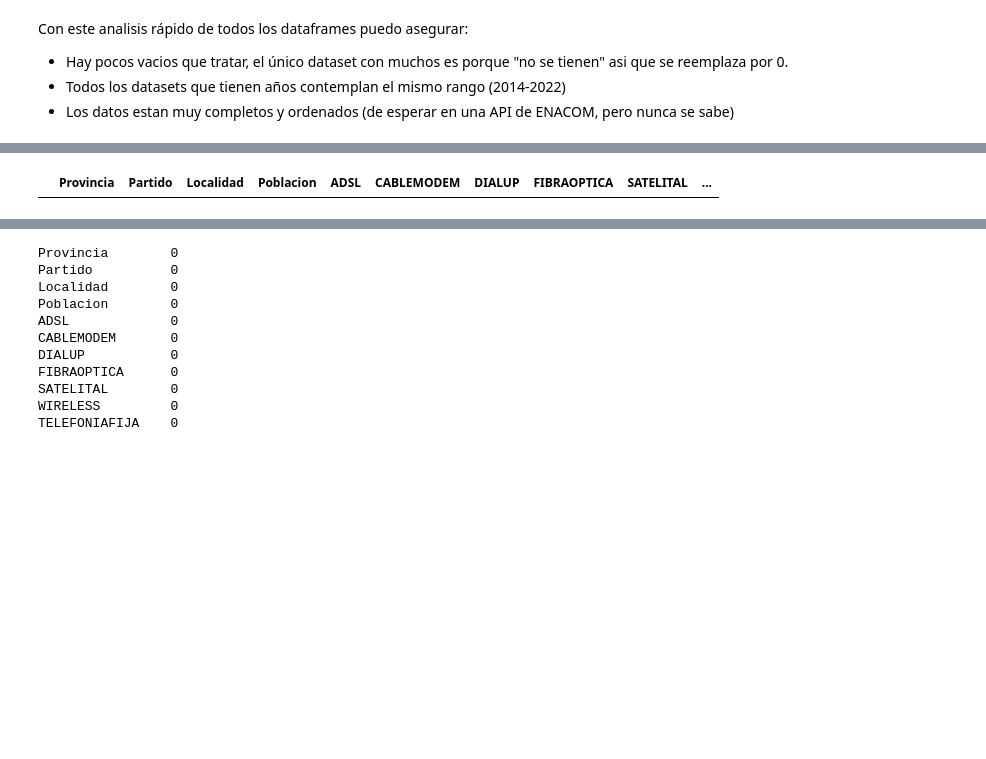
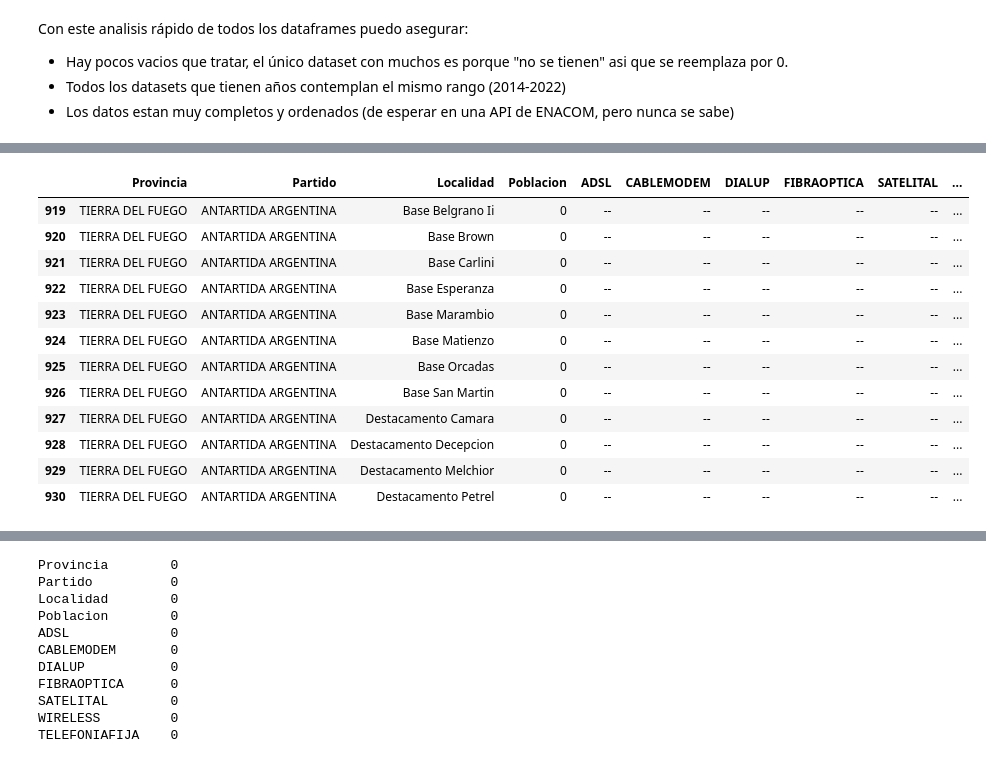
Before and after one commit to A-Lasso/Proyecto_Individual2, a Jupyter notebook: ETL.ipynb, the cells around one changed output, grey strips where cells are left out. Drawn from its saved outputs; the diff is of its cells as text; code cells hidden in the pictures; blank space fills up the shorter version.

```diff
--- a/ETL.ipynb
+++ b/ETL.ipynb
@@ -781,4 +816,18 @@ Conect_local=pd.read_csv("csv_api\Conectividad_Localidad.csv")
+# %%
+Conect_local=pd.read_csv("csv_api\Conectividad_Localidad.csv")
 # %%
-Conect_local[Conect_local['link']==' ']
+Conect_local[Conect_local['link'].isna()]
 # %% [output]
 |  | Provincia | Partido | Localidad | Poblacion | ADSL | CABLEMODEM | DIALUP | FIBRAOPTICA | SATELITAL | ... |
+| 919 | TIERRA DEL FUEGO | ANTARTIDA ARGENTINA | Base Belgrano Ii | 0 | -- | -- | -- | -- | -- | ... |
+| 920 | TIERRA DEL FUEGO | ANTARTIDA ARGENTINA | Base Brown | 0 | -- | -- | -- | -- | -- | ... |
+| 921 | TIERRA DEL FUEGO | ANTARTIDA ARGENTINA | Base Carlini | 0 | -- | -- | -- | -- | -- | ... |
+| 922 | TIERRA DEL FUEGO | ANTARTIDA ARGENTINA | Base Esperanza | 0 | -- | -- | -- | -- | -- | ... |
+| 923 | TIERRA DEL FUEGO | ANTARTIDA ARGENTINA | Base Marambio | 0 | -- | -- | -- | -- | -- | ... |
+| 924 | TIERRA DEL FUEGO | ANTARTIDA ARGENTINA | Base Matienzo | 0 | -- | -- | -- | -- | -- | ... |
+| 925 | TIERRA DEL FUEGO | ANTARTIDA ARGENTINA | Base Orcadas | 0 | -- | -- | -- | -- | -- | ... |
+| 926 | TIERRA DEL FUEGO | ANTARTIDA ARGENTINA | Base San Martin | 0 | -- | -- | -- | -- | -- | ... |
+| 927 | TIERRA DEL FUEGO | ANTARTIDA ARGENTINA | Destacamento Camara | 0 | -- | -- | -- | -- | -- | ... |
+| 928 | TIERRA DEL FUEGO | ANTARTIDA ARGENTINA | Destacamento Decepcion | 0 | -- | -- | -- | -- | -- | ... |
+| 929 | TIERRA DEL FUEGO | ANTARTIDA ARGENTINA | Destacamento Melchior | 0 | -- | -- | -- | -- | -- | ... |
+| 930 | TIERRA DEL FUEGO | ANTARTIDA ARGENTINA | Destacamento Petrel | 0 | -- | -- | -- | -- | -- | ... |
```
Also changed, not shown: parts of 28 cells of this notebook, 1 other file.
